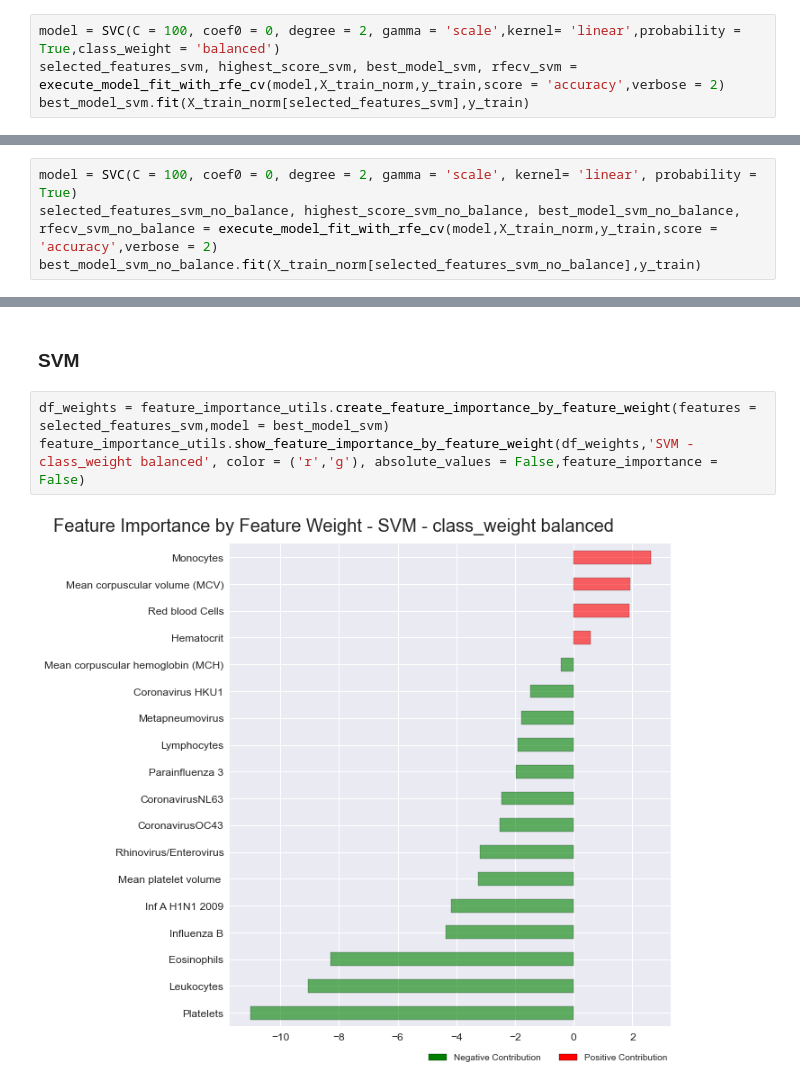
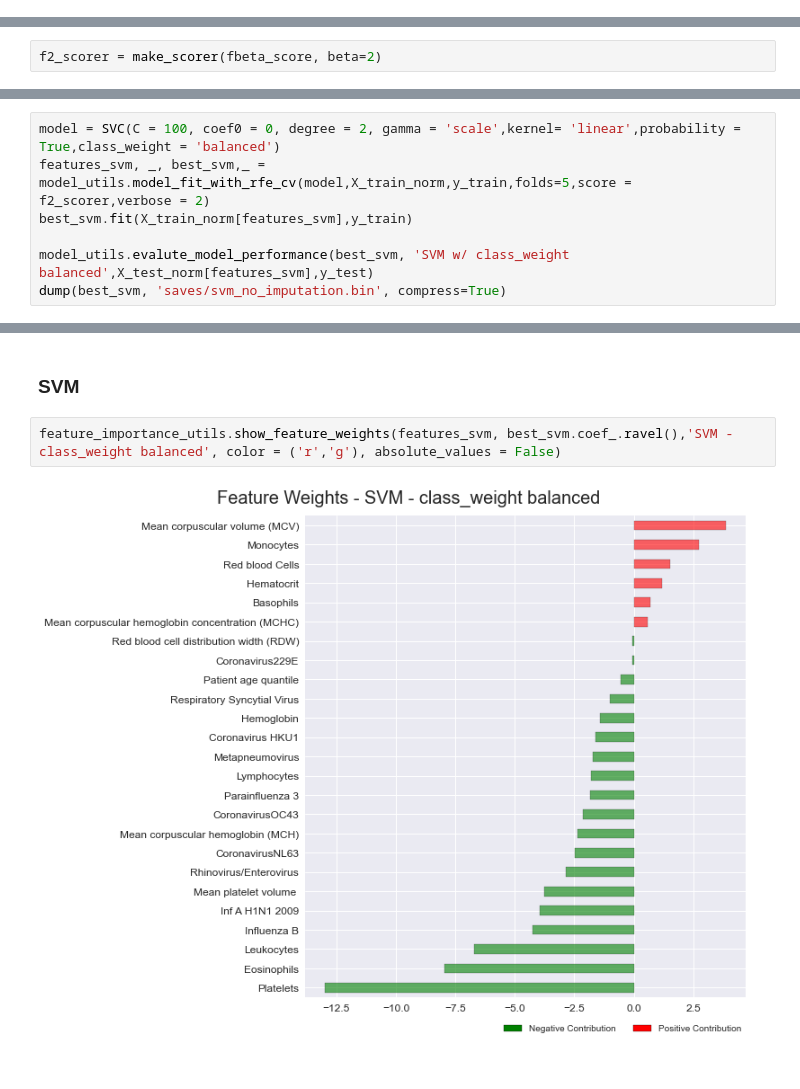
Before and after one commit to lucasthim/covid19-prediction, a Jupyter notebook: 02_analysis_with_recursive_feature_elimination.ipynb, the cells around one changed output, grey strips where cells are left out. Saved outputs shown, nothing was run; the diff lists cells and outputs as text.

Commit message:
Improved several methods in utils. Also got some solid results

```diff
--- a/02_analysis_with_recursive_feature_elimination.ipynb
+++ b/02_analysis_with_recursive_feature_elimination.ipynb
@@ -338,4 +73,0 @@ def show_rfe_scores(rfe):
-# %%
-model = SVC(C = 100, coef0 = 0, degree = 2, gamma = 'scale',kernel= 'linear',probability = True,class_weight = 'balanced')
-selected_features_svm, highest_score_svm, best_model_svm, rfecv_svm = execute_model_fit_with_rfe_cv(model,X_train_norm,y_train,score = 'accuracy',verbose = 2)
-best_model_svm.fit(X_train_norm[selected_features_svm],y_train)
@@ -371,4 +73,0 @@ SVM - Class Weight Balanced : ROC AUC=0.888
-# %%
-model = SVC(C = 100, coef0 = 0, degree = 2, gamma = 'scale', kernel= 'linear', probability = True)
-selected_features_svm_no_balance, highest_score_svm_no_balance, best_model_svm_no_balance, rfecv_svm_no_balance = execute_model_fit_with_rfe_cv(model,X_train_norm,y_train,score = 'accuracy',verbose = 2)
-best_model_svm_no_balance.fit(X_train_norm[selected_features_svm_no_balance],y_train)
@@ -402,3 +74,5 @@ SVM - Class Weight Not Balanced : ROC AUC=0.874
+# %%
+f2_scorer = make_scorer(fbeta_score, beta=2)
 # %% [markdown]
 ### Logistic Regression - with class_weight balanced
 # %%
@@ -469,0 +126,7 @@ Logistic Regression - Class Weight Not Balanced : ROC AUC=0.900
+# %%
+model = SVC(C = 100, coef0 = 0, degree = 2, gamma = 'scale',kernel= 'linear',probability = True,class_weight = 'balanced')
+features_svm, _, best_svm,_ = model_utils.model_fit_with_rfe_cv(model,X_train_norm,y_train,folds=5,score = f2_scorer,verbose = 2)
+best_svm.fit(X_train_norm[features_svm],y_train)
+
+model_utils.evalute_model_performance(best_svm, 'SVM w/ class_weight balanced',X_test_norm[features_svm],y_test)
+dump(best_svm, 'saves/svm_no_imputation.bin', compress=True)
@@ -472,8 +209,7 @@ Logistic Regression - Class Weight Not Balanced : ROC AUC=0.900
 # %% [markdown]
 ### SVM
 # %%
-df_weights = feature_importance_utils.create_feature_importance_by_feature_weight(features = selected_features_svm,model = best_model_svm)
-feature_importance_utils.show_feature_importance_by_feature_weight(df_weights,'SVM - class_weight balanced', color = ('r','g'), absolute_values = False,feature_importance = False)
+feature_importance_utils.show_feature_weights(features_svm, best_svm.coef_.ravel(),'SVM - class_weight balanced', color = ('r','g'), absolute_values = False)
 # %% [output]
-[figure, old version]
+[figure, new version]
 # %%
```
Also changed, not shown: parts of 72 cells of this notebook, 11 other files.
